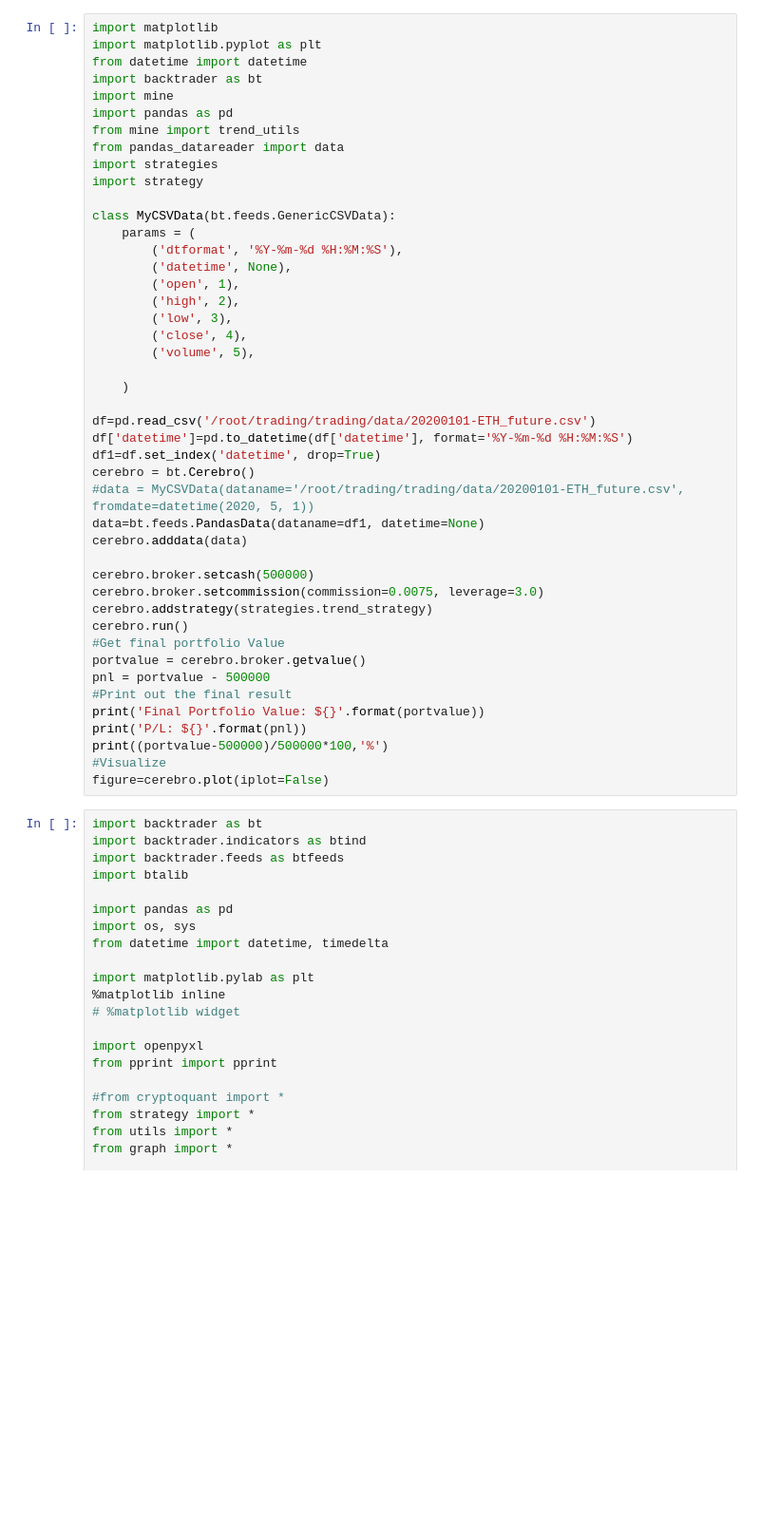
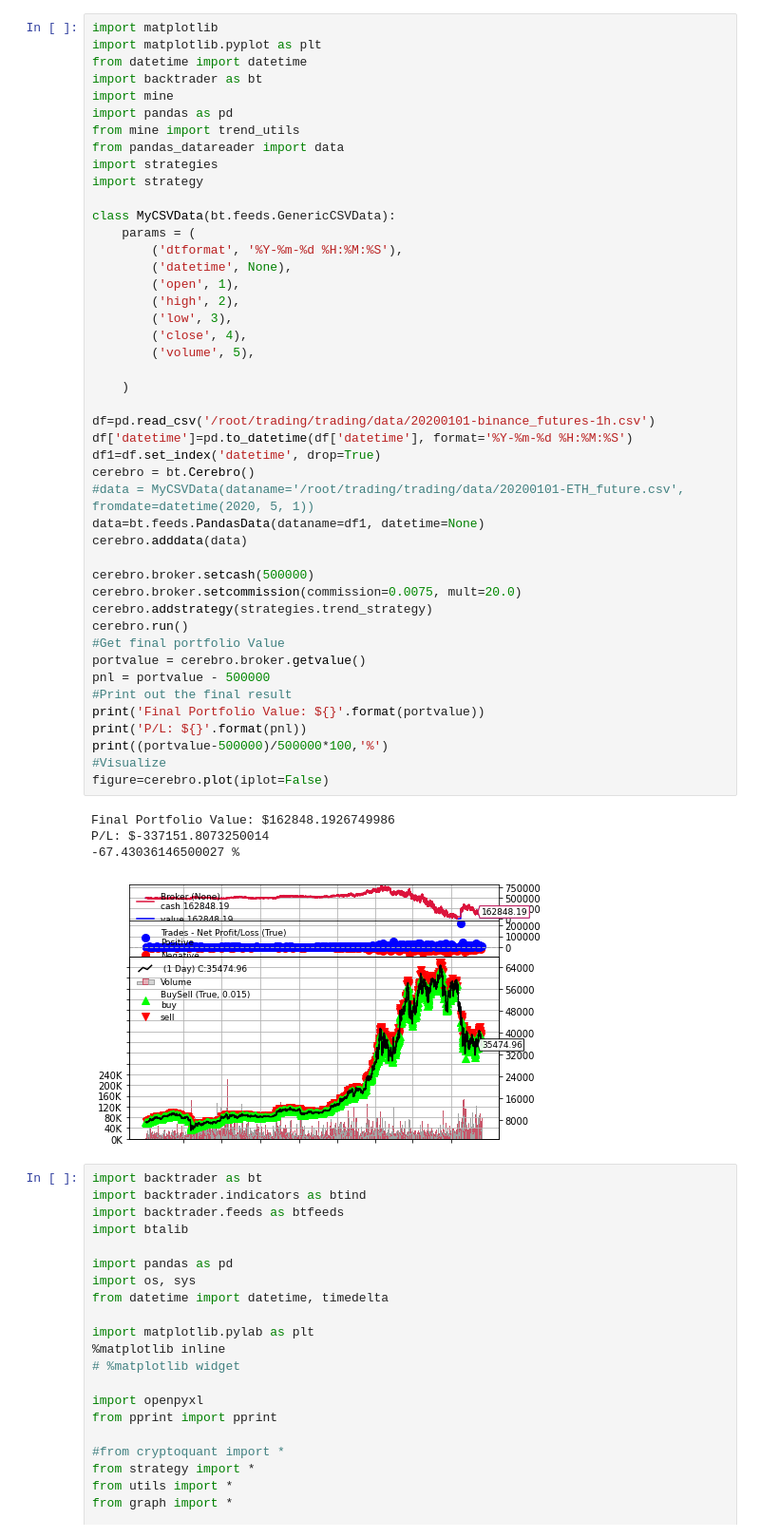
Before and after one commit to minsoo0926/trading, a Jupyter notebook: trading/backtrader.ipynb, the cells around one changed output. Shown: that part at 95% size. Saved outputs shown, nothing was run; the diff lists cells and outputs as text; blank space fills up the shorter version.

```diff
--- a/trading/backtrader.ipynb
+++ b/trading/backtrader.ipynb
@@ -14,35 +14,40 @@ class MyCSVData(bt.feeds.GenericCSVData):
     params = (
         ('dtformat', '%Y-%m-%d %H:%M:%S'),
         ('datetime', None),
         ('open', 1),
         ('high', 2),
         ('low', 3),
         ('close', 4),
         ('volume', 5),
 
     )
 
-df=pd.read_csv('/root/trading/trading/data/20200101-ETH_future.csv')
+df=pd.read_csv('/root/trading/trading/data/20200101-binance_futures-1h.csv')
 df['datetime']=pd.to_datetime(df['datetime'], format='%Y-%m-%d %H:%M:%S')
 df1=df.set_index('datetime', drop=True)
 cerebro = bt.Cerebro()
 #data = MyCSVData(dataname='/root/trading/trading/data/20200101-ETH_future.csv', fromdate=datetime(2020, 5, 1))
 data=bt.feeds.PandasData(dataname=df1, datetime=None)
 cerebro.adddata(data)
 
 cerebro.broker.setcash(500000)
-cerebro.broker.setcommission(commission=0.0075, leverage=3.0)
+cerebro.broker.setcommission(commission=0.0075, mult=20.0)
 cerebro.addstrategy(strategies.trend_strategy)
 cerebro.run()
 #Get final portfolio Value
 portvalue = cerebro.broker.getvalue()
 pnl = portvalue - 500000
 #Print out the final result
 print('Final Portfolio Value: ${}'.format(portvalue))
 print('P/L: ${}'.format(pnl))
 print((portvalue-500000)/500000*100,'%')
 #Visualize
 figure=cerebro.plot(iplot=False)
+# %% [output]
+Final Portfolio Value: $162848.1926749986
+P/L: $-337151.8073250014
+-67.43036146500027 %
+[figure, added]
 # %%
 import backtrader as bt
 import backtrader.indicators as btind
```
Also changed, not shown: 16 other files.
